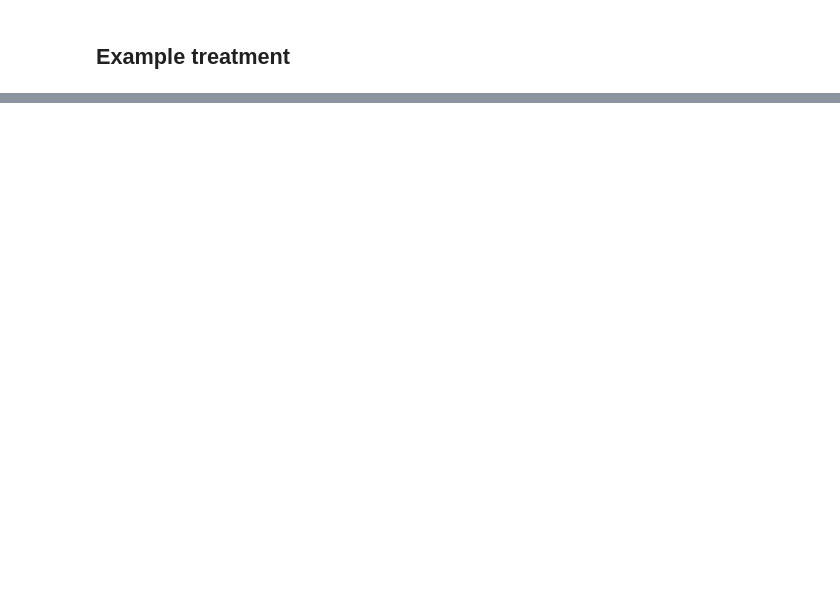
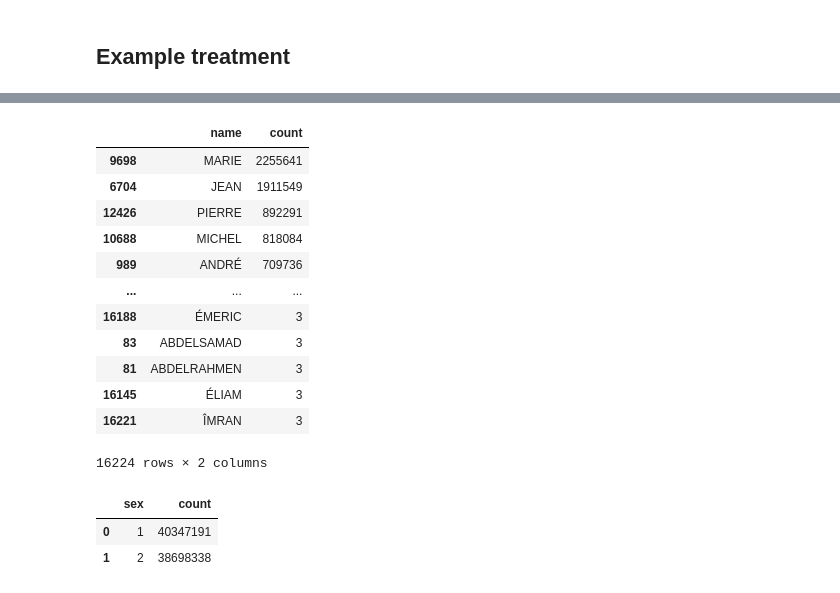
Before and after one commit to AlexandreMaghames/dashboard-prenoms, a Jupyter notebook: notebooks/analysis_exploration.ipynb, the cells around one changed output, grey strips where cells are left out. Drawn from its saved outputs; the diff is of its cells as text; code cells hidden in the pictures; blank space fills up the shorter version.

```diff
--- a/notebooks/analysis_exploration.ipynb
+++ b/notebooks/analysis_exploration.ipynb
@@ -35,3 +39,27 @@ print(unique_names)
+# %%
+data[data["name"] != "_PRENOMS_RARES"].groupby(["name"], as_index=False).agg(
+    {"count": "sum"}
+).sort_values("count", ascending=False)
+# %% [output]
+|  | name | count |
+| 9698 | MARIE | 2255641 |
+| 6704 | JEAN | 1911549 |
+| 12426 | PIERRE | 892291 |
+| 10688 | MICHEL | 818084 |
+| 989 | ANDRÉ | 709736 |
+| ... | ... | ... |
+| 16188 | ÉMERIC | 3 |
+| 83 | ABDELSAMAD | 3 |
+| 81 | ABDELRAHMEN | 3 |
+| 16145 | ÉLIAM | 3 |
+| 16221 | ÎMRAN | 3 |
+16224 rows × 2 columns
+# %%
+data.groupby("sex", as_index=False).agg({"count": "sum"})
+# %% [output]
+|  | sex | count |
+| 0 | 1 | 40347191 |
+| 1 | 2 | 38698338 |
 # %%
 prenom = "RAPHAEL"
 # %%
```
Also changed, not shown: parts of 2 cells of this notebook.
